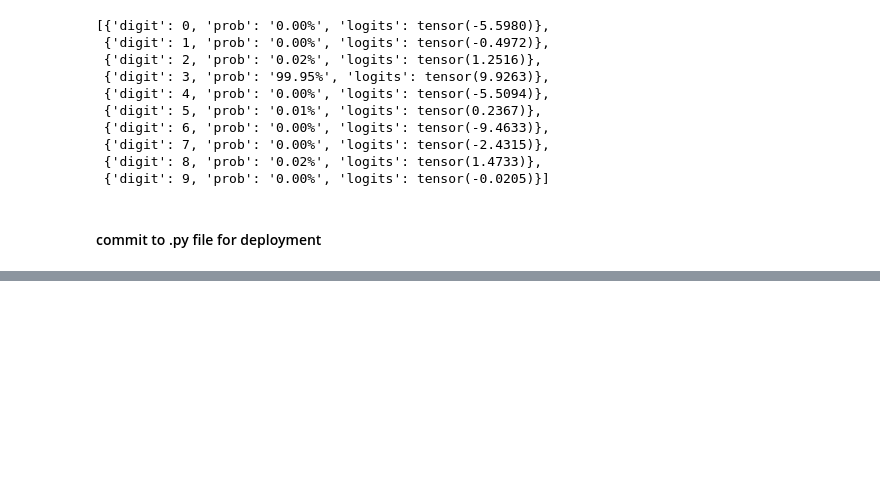
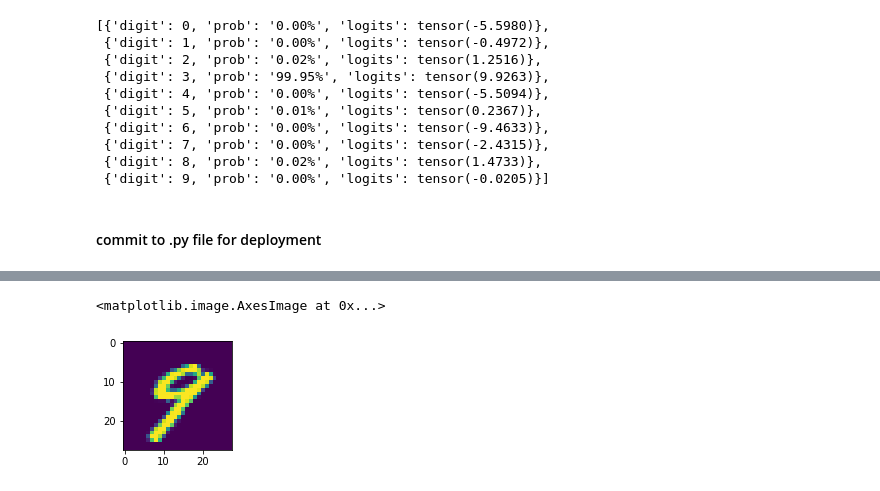
Before and after one commit to arun477/nano_deep_learning_dev_pipeline, a Jupyter notebook: mnist_classifier.ipynb, the cells around one changed output, grey strips where cells are left out. Drawn from its saved outputs; the diff is of its cells as text; code cells hidden in the pictures; blank space fills up the shorter version.

```diff
--- a/mnist_classifier.ipynb
+++ b/mnist_classifier.ipynb
@@ -249,0 +267,5 @@ tensor(3)
+# %%
+plt.imshow(xb[0].permute(1,2,0))
+# %% [output]
+<matplotlib.image.AxesImage at 0x...>
+[figure, added]
```
Also changed, not shown: parts of 2 cells of this notebook, 4 other files.
